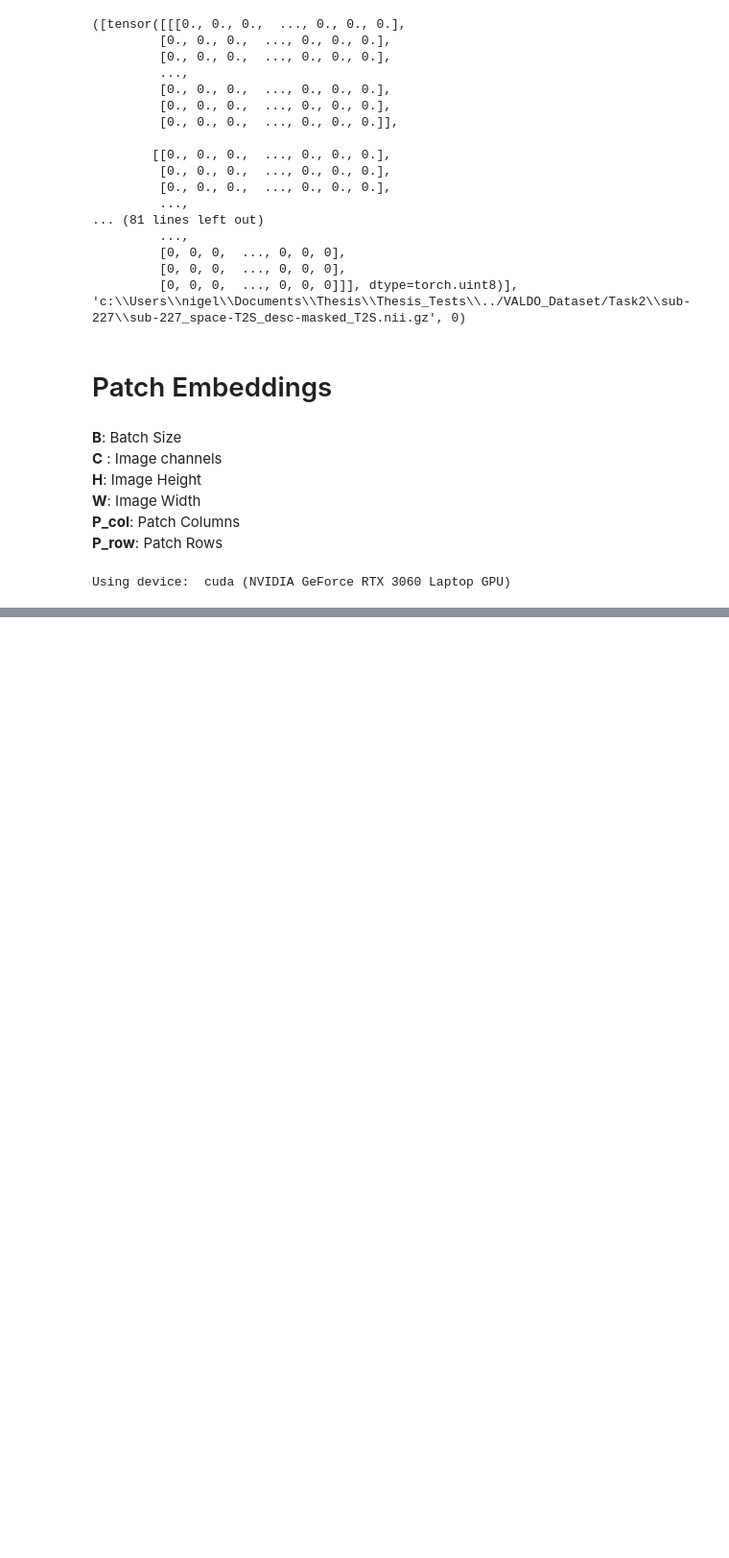
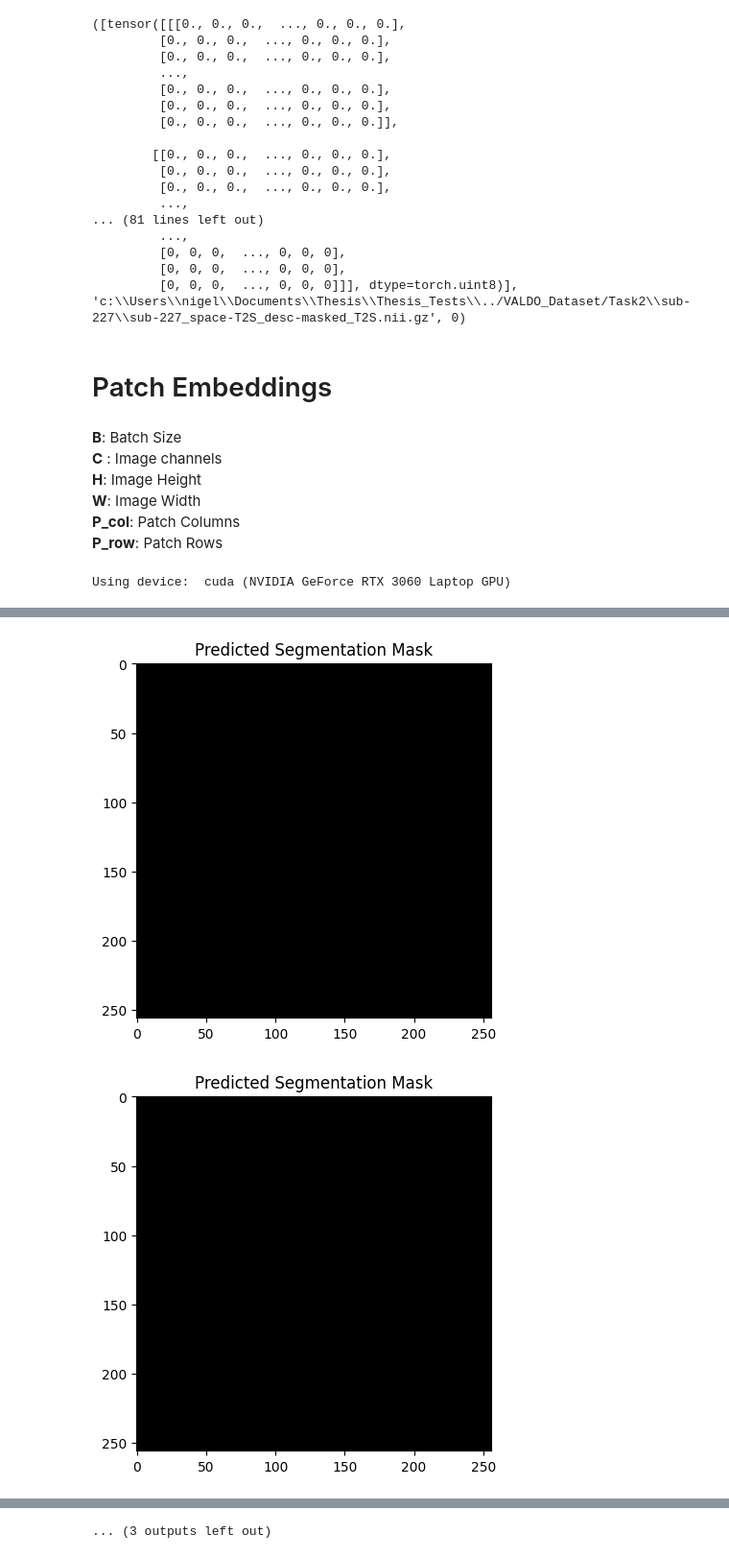
Before and after one commit to nigelhaim/Thesis_Tests, a Jupyter notebook: ViT/ViT_Test_V3.ipynb, the cells around one changed output, grey strips where cells are left out. Shown at 96% size. Drawn from its saved outputs; the diff is of its cells as text; code cells hidden in the pictures; blank space fills up the shorter version.

```diff
--- a/ViT/ViT_Test_V3.ipynb
+++ b/ViT/ViT_Test_V3.ipynb
@@ -739,0 +804,8 @@ torch.save(transformer.state_dict(), f'experiments/ViT{file_num + 1}.pth')
+# %%
+for i in range(len(predicted)):
+    plt.imshow(predicted[i][0].cpu(), cmap='gray')
+    plt.title('Predicted Segmentation Mask')
+    plt.show()
+# %% [output]
+[figure, added]
+[figure, added]
@@ -739,0 +822 @@ torch.save(transformer.state_dict(), f'experiments/ViT{file_num + 1}.pth')
+... (3 outputs left out)
```
Also changed, not shown: parts of 4 cells of this notebook, 1 other file.
